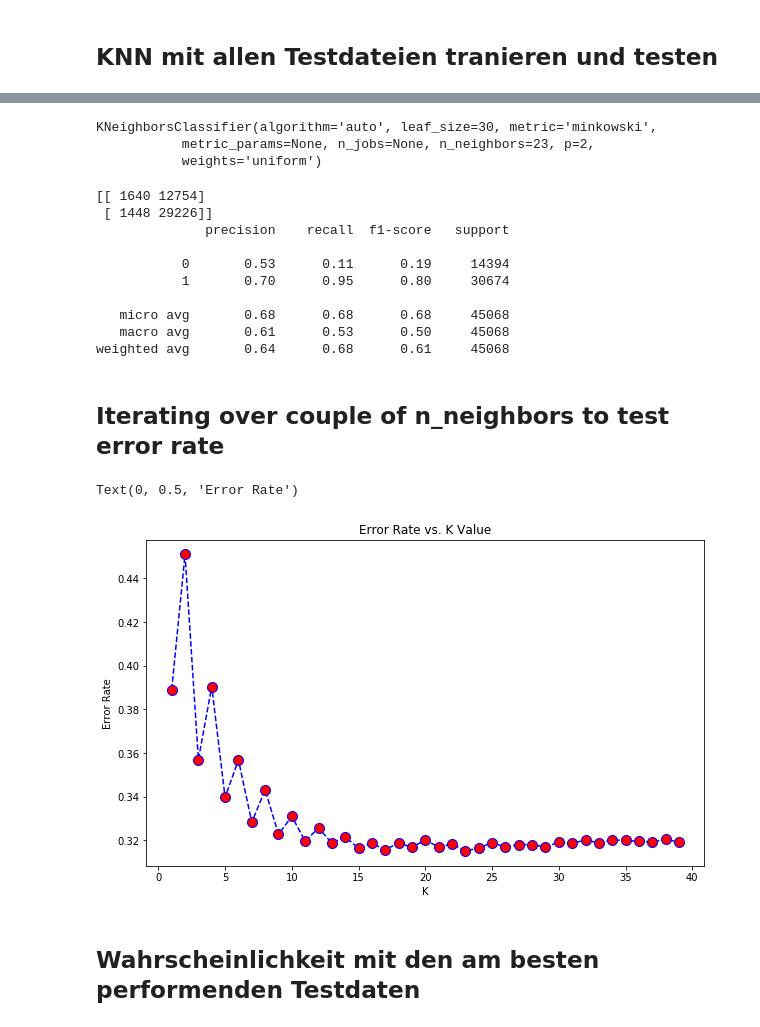
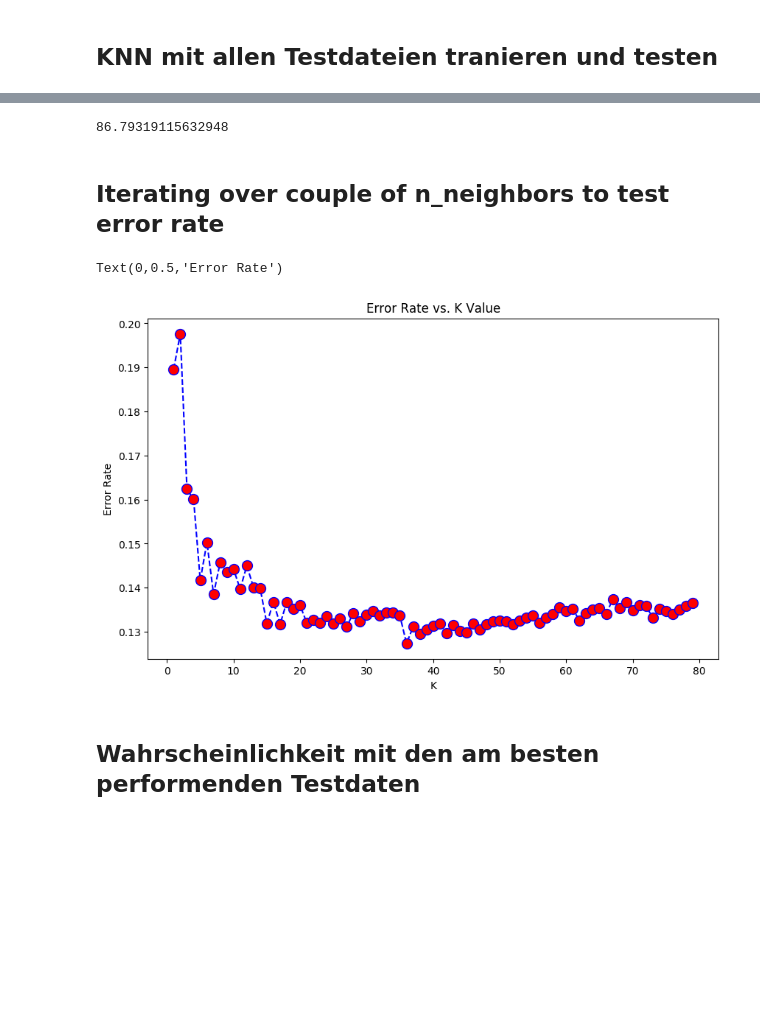
Before and after one commit to marianfoo/ShopDataML, a Jupyter notebook: notebooks/Aufgabe_Shopdaten_KNN_colab.ipynb, the cells around one changed output, grey strips where cells are left out. Drawn from its saved outputs; the diff is of its cells as text; code cells hidden in the pictures; blank space fills up the shorter version.

```diff
--- a/notebooks/Aufgabe_Shopdaten_KNN_colab.ipynb
+++ b/notebooks/Aufgabe_Shopdaten_KNN_colab.ipynb
@@ -161,6 +150,0 @@ knn = KNeighborsClassifier(n_neighbors=23)
-# %%
-knn.fit(X_train_knn,y_train_knn)
-# %% [output]
-KNeighborsClassifier(algorithm='auto', leaf_size=30, metric='minkowski',
-           metric_params=None, n_jobs=None, n_neighbors=23, p=2,
-           weights='uniform')
@@ -169,17 +151,6 @@ prediction_knn = knn.predict(X_test_knn)
-# %%
-from sklearn.metrics import classification_report,confusion_matrix
-print(confusion_matrix(y_test_knn,prediction_knn))
-print(classification_report(y_test_knn,prediction_knn))
-# %% [output]
-[[ 1640 12754]
- [ 1448 29226]]
-              precision    recall  f1-score   support
-
-           0       0.53      0.11      0.19     14394
-           1       0.70      0.95      0.80     30674
-
-   micro avg       0.68      0.68      0.68     45068
-   macro avg       0.61      0.53      0.50     45068
-weighted avg       0.64      0.68      0.61     45068
+# %%
+predictionScorekNN(data_knn['mean_10'])
+# %% [output]
+86.79319115632948
 # %% [markdown]
 ## Iterating over couple of n_neighbors to test error rate
@@ -186,23 +164,24 @@ weighted avg       0.64      0.68      0.61     45068
 # %%
 error_rate = []
 
+
 # Will take some time
-for i in range(1,40):
+for i in range(1,80):
 
     knn_loop = KNeighborsClassifier(n_neighbors=i)
-    knn_loop.fit(X_train_knn,y_train_knn)
-    prediciton_knn_i = knn_loop.predict(X_test_knn)
-    error_rate.append(np.mean(prediciton_knn_i != y_test_knn))
+    knn_loop.fit(xtrain_mean10_group,ytrain_mean10_group)
+    prediciton_knn_i = knn_loop.predict(xtest_mean10_group)
+    error_rate.append(np.mean(prediciton_knn_i != ytest_mean10_group))
     print(i, flush=True)
 # %%
 plt.figure(figsize=(10,6))
-plt.plot(range(1,40),error_rate,color='blue', linestyle='dashed', marker='o',
+plt.plot(range(1,80),error_rate,color='blue', linestyle='dashed', marker='o',
          markerfacecolor='red', markersize=10)
 plt.title('Error Rate vs. K Value')
 plt.xlabel('K')
 plt.ylabel('Error Rate')
 # %% [output]
-Text(0, 0.5, 'Error Rate')
+Text(0,0.5,'Error Rate')
-[figure, old version]
+[figure, new version]
 # %% [markdown]
 ## Wahrscheinlichkeit mit den am besten performenden Testdaten
```
Also changed, not shown: parts of 33 cells of this notebook.
